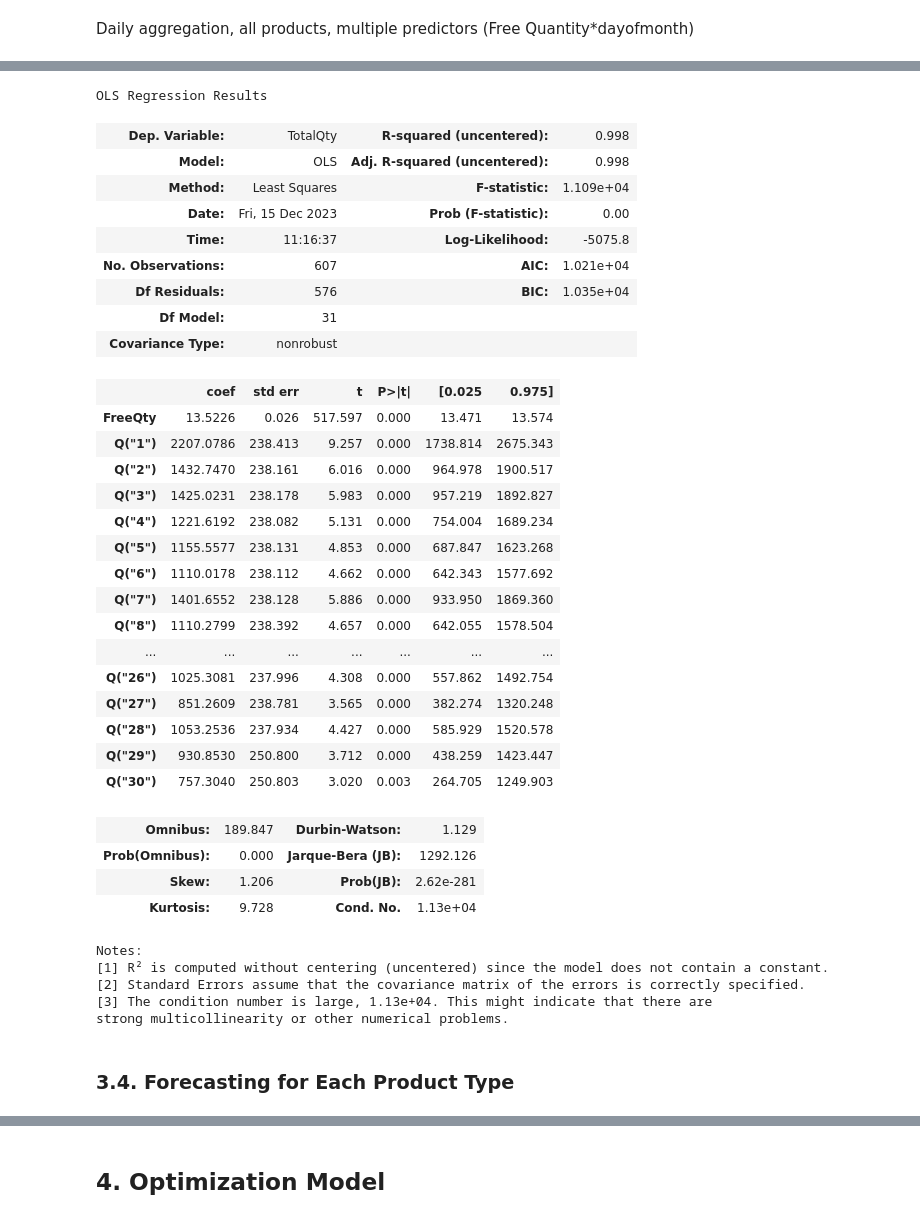
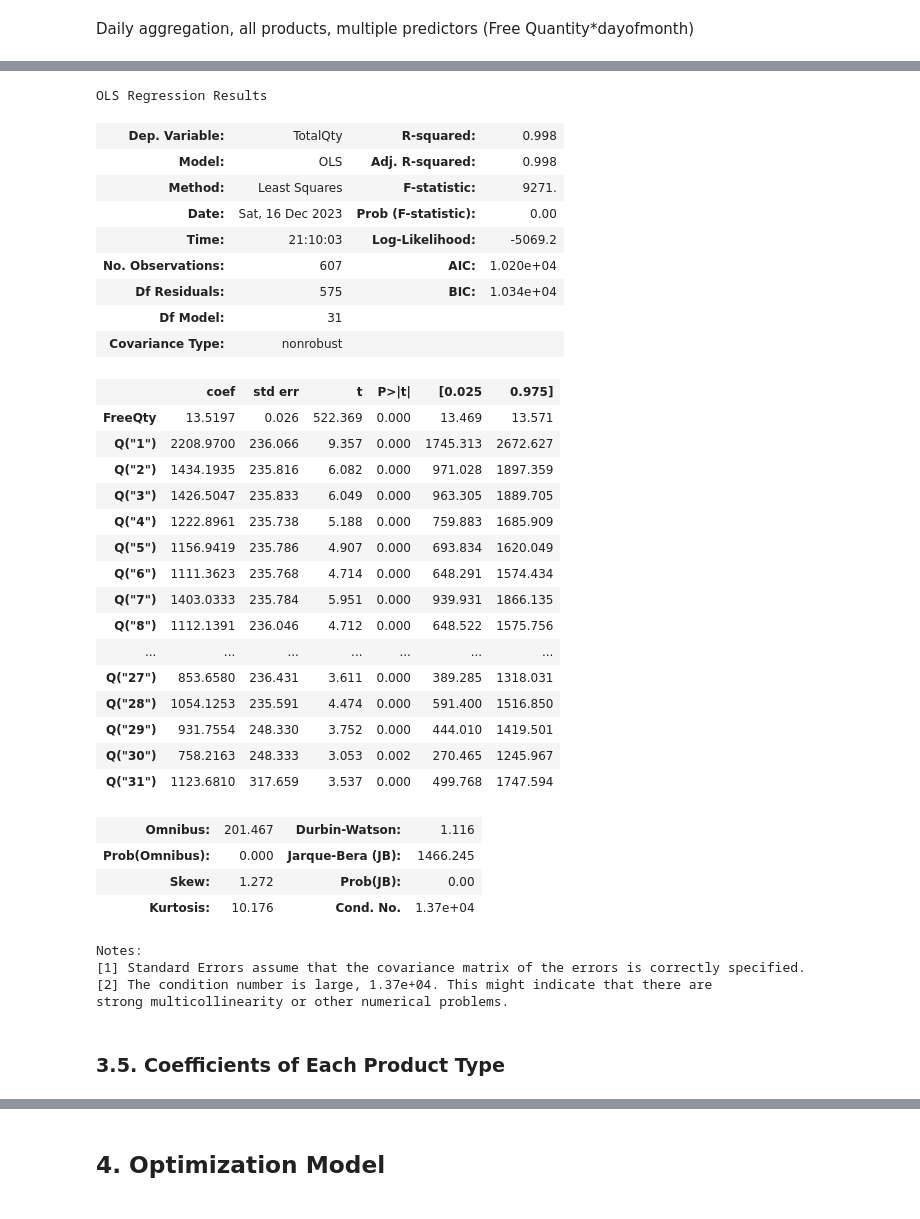
Before and after one commit to ayigitdogan/PharmaProject, a Jupyter notebook: IE492 - Pharma Project.ipynb, the cells around one changed output, grey strips where cells are left out. Cells and saved outputs as stored; diff of their text form; code cells hidden in the pictures.

```diff
--- a/IE492 - Pharma Project.ipynb
+++ b/IE492 - Pharma Project.ipynb
@@ -295,46 +286,46 @@ See the caveats in the documentation: https://pandas.pydata.org/pandas-docs/stab
 # %%
 d.columns = [str(i) for i in list(d.columns)]
-p = 'TotalQty ~ FreeQty + Q("1") + Q("2") + Q("3") + Q("4") + Q("5") + Q("6") + Q("7") + Q("8") + Q("9") + Q("10") + Q("11") + Q("12") + Q("13") + Q("14") + Q("15") + Q("16") + Q("17") + Q("18") + Q("19") + Q("20") + Q("21") + Q("22") + Q("23") + Q("24") + Q("25") + Q("26") + Q("27") + Q("28") + Q("29") + Q("30") - 1'
-fit = smf.ols(p, d).fit()
+equation = 'TotalQty ~ FreeQty + Q("1") + Q("2") + Q("3") + Q("4") + Q("5") + Q("6") + Q("7") + Q("8") + Q("9") + Q("10") + Q("11") + Q("12") + Q("13") + Q("14") + Q("15") + Q("16") + Q("17") + Q("18") + Q("19") + Q("20") + Q("21") + Q("22") + Q("23") + Q("24") + Q("25") + Q("26") + Q("27") + Q("28") + Q("29") + Q("30") + Q("31") - 1'
+# Model: all predictors (31 days and FreeQty) and no intecept
+fit = smf.ols(equation, d).fit()
 fit.summary()
 # %% [output]
 OLS Regression Results
-| Dep. Variable: | TotalQty | R-squared (uncentered): | 0.998 |
-| Model: | OLS | Adj. R-squared (uncentered): | 0.998 |
-| Method: | Least Squares | F-statistic: | 1.109e+04 |
-| Date: | Fri, 15 Dec 2023 | Prob (F-statistic): | 0.00 |
-| Time: | 11:16:37 | Log-Likelihood: | -5075.8 |
-| No. Observations: | 607 | AIC: | 1.021e+04 |
-| Df Residuals: | 576 | BIC: | 1.035e+04 |
+| Dep. Variable: | TotalQty | R-squared: | 0.998 |
+| Model: | OLS | Adj. R-squared: | 0.998 |
+| Method: | Least Squares | F-statistic: | 9271. |
+| Date: | Sat, 16 Dec 2023 | Prob (F-statistic): | 0.00 |
+| Time: | 21:10:03 | Log-Likelihood: | -5069.2 |
+| No. Observations: | 607 | AIC: | 1.020e+04 |
+| Df Residuals: | 575 | BIC: | 1.034e+04 |
 | Df Model: | 31 |  |  |
 | Covariance Type: | nonrobust |  |  |
 |  | coef | std err | t | P>|t| | [0.025 | 0.975] |
-| FreeQty | 13.5226 | 0.026 | 517.597 | 0.000 | 13.471 | 13.574 |
-| Q("1") | 2207.0786 | 238.413 | 9.257 | 0.000 | 1738.814 | 2675.343 |
-| Q("2") | 1432.7470 | 238.161 | 6.016 | 0.000 | 964.978 | 1900.517 |
-| Q("3") | 1425.0231 | 238.178 | 5.983 | 0.000 | 957.219 | 1892.827 |
-| Q("4") | 1221.6192 | 238.082 | 5.131 | 0.000 | 754.004 | 1689.234 |
-| Q("5") | 1155.5577 | 238.131 | 4.853 | 0.000 | 687.847 | 1623.268 |
-| Q("6") | 1110.0178 | 238.112 | 4.662 | 0.000 | 642.343 | 1577.692 |
-| Q("7") | 1401.6552 | 238.128 | 5.886 | 0.000 | 933.950 | 1869.360 |
-| Q("8") | 1110.2799 | 238.392 | 4.657 | 0.000 | 642.055 | 1578.504 |
+| FreeQty | 13.5197 | 0.026 | 522.369 | 0.000 | 13.469 | 13.571 |
+| Q("1") | 2208.9700 | 236.066 | 9.357 | 0.000 | 1745.313 | 2672.627 |
+| Q("2") | 1434.1935 | 235.816 | 6.082 | 0.000 | 971.028 | 1897.359 |
+| Q("3") | 1426.5047 | 235.833 | 6.049 | 0.000 | 963.305 | 1889.705 |
+| Q("4") | 1222.8961 | 235.738 | 5.188 | 0.000 | 759.883 | 1685.909 |
+| Q("5") | 1156.9419 | 235.786 | 4.907 | 0.000 | 693.834 | 1620.049 |
+| Q("6") | 1111.3623 | 235.768 | 4.714 | 0.000 | 648.291 | 1574.434 |
+| Q("7") | 1403.0333 | 235.784 | 5.951 | 0.000 | 939.931 | 1866.135 |
+| Q("8") | 1112.1391 | 236.046 | 4.712 | 0.000 | 648.522 | 1575.756 |
 | ... | ... | ... | ... | ... | ... | ... |
-| Q("26") | 1025.3081 | 237.996 | 4.308 | 0.000 | 557.862 | 1492.754 |
-| Q("27") | 851.2609 | 238.781 | 3.565 | 0.000 | 382.274 | 1320.248 |
-| Q("28") | 1053.2536 | 237.934 | 4.427 | 0.000 | 585.929 | 1520.578 |
-| Q("29") | 930.8530 | 250.800 | 3.712 | 0.000 | 438.259 | 1423.447 |
-| Q("30") | 757.3040 | 250.803 | 3.020 | 0.003 | 264.705 | 1249.903 |
+| Q("27") | 853.6580 | 236.431 | 3.611 | 0.000 | 389.285 | 1318.031 |
+| Q("28") | 1054.1253 | 235.591 | 4.474 | 0.000 | 591.400 | 1516.850 |
+| Q("29") | 931.7554 | 248.330 | 3.752 | 0.000 | 444.010 | 1419.501 |
+| Q("30") | 758.2163 | 248.333 | 3.053 | 0.002 | 270.465 | 1245.967 |
+| Q("31") | 1123.6810 | 317.659 | 3.537 | 0.000 | 499.768 | 1747.594 |
-| Omnibus: | 189.847 | Durbin-Watson: | 1.129 |
-| Prob(Omnibus): | 0.000 | Jarque-Bera (JB): | 1292.126 |
-| Skew: | 1.206 | Prob(JB): | 2.62e-281 |
-| Kurtosis: | 9.728 | Cond. No. | 1.13e+04 |
+| Omnibus: | 201.467 | Durbin-Watson: | 1.116 |
+| Prob(Omnibus): | 0.000 | Jarque-Bera (JB): | 1466.245 |
+| Skew: | 1.272 | Prob(JB): | 0.00 |
+| Kurtosis: | 10.176 | Cond. No. | 1.37e+04 |
 Notes:
-[1] R² is computed without centering (uncentered) since the model does not contain a constant.
-[2] Standard Errors assume that the covariance matrix of the errors is correctly specified.
-[3] The condition number is large, 1.13e+04. This might indicate that there are
+[1] Standard Errors assume that the covariance matrix of the errors is correctly specified.
+[2] The condition number is large, 1.37e+04. This might indicate that there are
 strong multicollinearity or other numerical problems.
 # %% [markdown]
-### 3.4. Forecasting for Each Product Type
+### 3.5. Coefficients of Each Product Type
 # %%
 products = [14,  16,  20,  21,  29,  30,  32,  38,  39,  41,  49, 138, 148]
 df_prod = df
```
Also changed, not shown: parts of 31 cells of this notebook.
